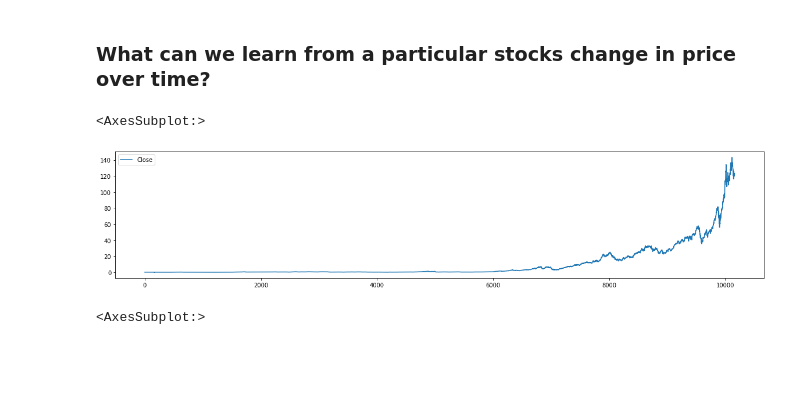
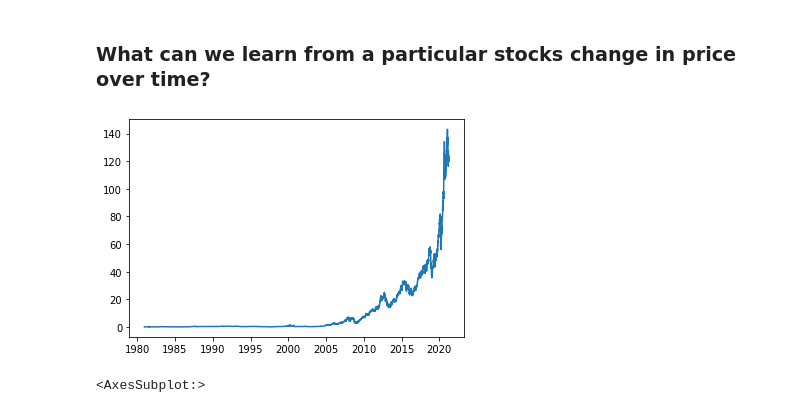
Before and after one commit to ithakker/367MidermIshaanThakker, a Jupyter notebook: messy-Stock Market Risk.ipynb, the cells around one changed output. Drawn from its saved outputs; the diff is of its cells as text; code cells hidden in the pictures; blank space fills up the shorter version.

```diff
--- a/messy-Stock Market Risk.ipynb
+++ b/messy-Stock Market Risk.ipynb
@@ -76,11 +76,13 @@ AAPL.head()
 ### What can we learn from a particular stocks change in price over time?
 # %%
 #FIX: Figure out how to plot with certain dates
-sort = (AAPL['Date'] > '2010-01-01') & (AAPL['Date'] <= '2021-01-01')
-AAPL['Close'].plot(legend = True, figsize = (20,4))
+AAPL['Date'] = pd.to_datetime(AAPL['Date'], format = '%Y%m%d')
+x = AAPL["Date"]
+y = AAPL["Close"]
+plt.plot(x,y)
+plt.show()
 # %% [output]
-<AxesSubplot:>
-[figure, old version]
+[figure, new version]
 # %%
 MSFT['Close'].plot(legend = True, figsize = (20,4))
 # %% [output]
```
Also changed, not shown: parts of 5 cells of this notebook, 1 other file.
